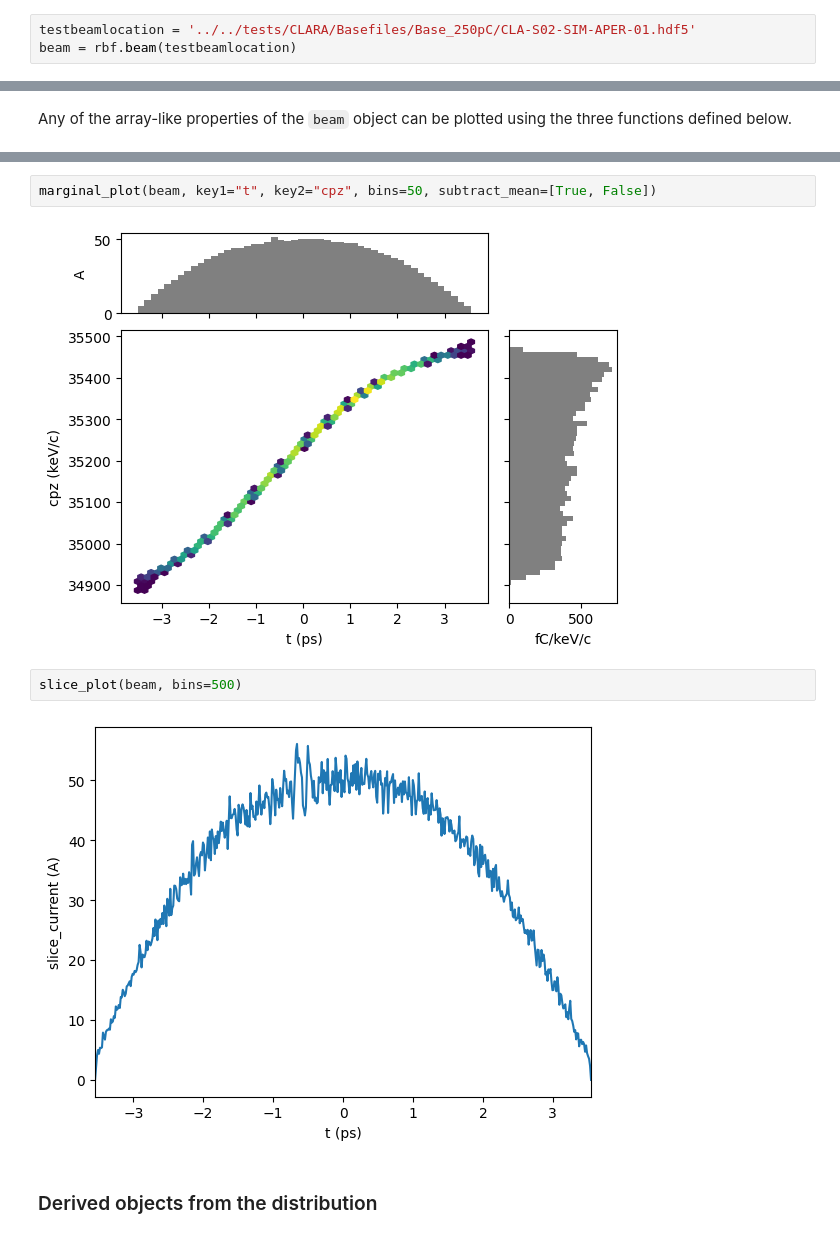
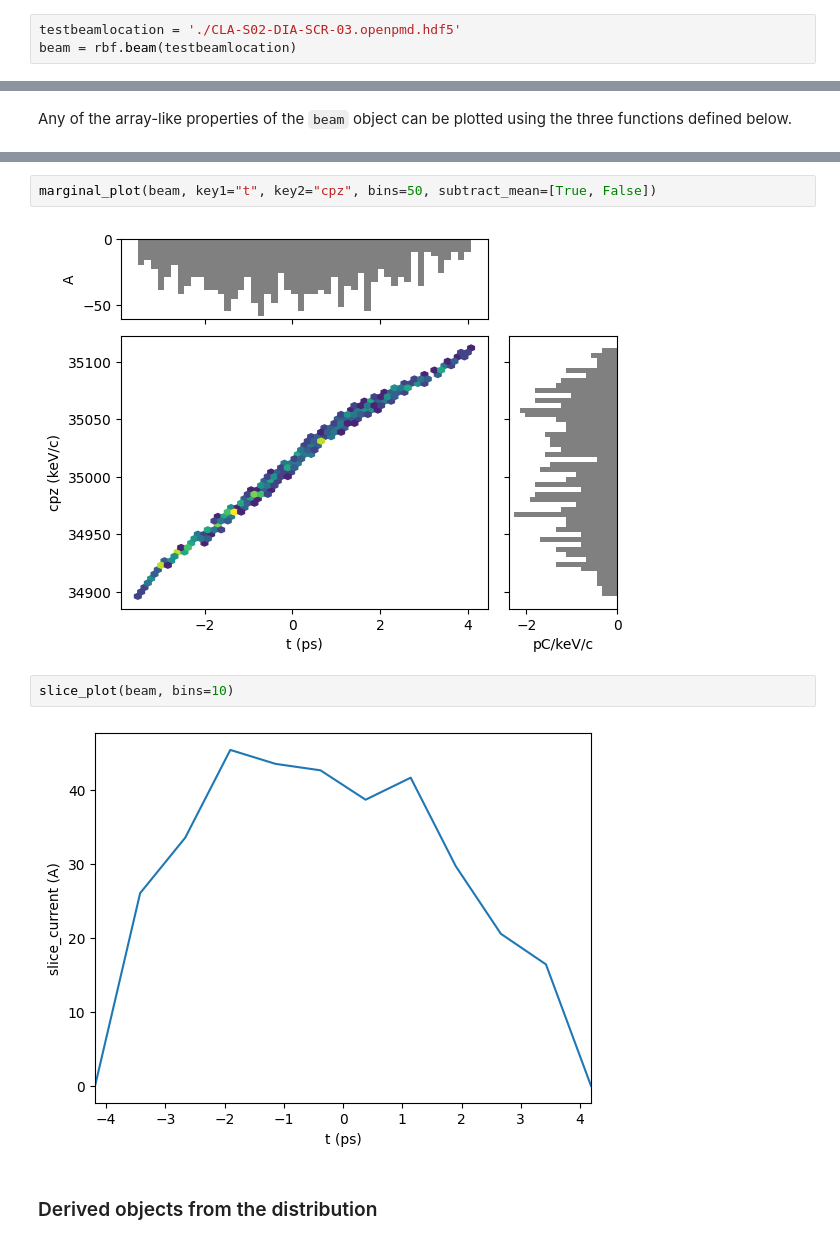
Before and after one commit to astec-stfc/simba, a Jupyter notebook: docs/source/examples/notebooks/beams_example.ipynb, the cells around one changed output, grey strips where cells are left out. Drawn from its saved outputs; the diff is of its cells as text.

```diff
--- a/docs/source/examples/notebooks/beams_example.ipynb
+++ b/docs/source/examples/notebooks/beams_example.ipynb
@@ -28,7 +28,7 @@ from SimulationFramework.Modules.Beams.plot import (
     slice_plot,
 )
 # %%
-testbeamlocation = '../../tests/CLARA/Basefiles/Base_250pC/CLA-S02-SIM-APER-01.hdf5'
+testbeamlocation = './CLA-S02-DIA-SCR-03.openpmd.hdf5'
 beam = rbf.beam(testbeamlocation)
 # %% [markdown]
 In addition to the 6D phase space distribution [`x` (m), `y` (m), `z` (m) / `t` (s), `px` (kg*m/s), `py` (kg*m/s), `pz` (kg*m/s)] , the following properties are derived:
@@ -63,11 +64,11 @@ density_plot(beam, key="x", bins=20)
 # %%
 marginal_plot(beam, key1="t", key2="cpz", bins=50, subtract_mean=[True, False])
 # %% [output]
-[figure, old version]
+[figure, new version]
 # %%
-slice_plot(beam, bins=500)
+slice_plot(beam, bins=10)
 # %% [output]
-[figure, old version]
+[figure, new version]
 # %% [markdown]
 ### Derived objects from the distribution
 # %% [markdown]
```
Also changed, not shown: parts of 15 cells of this notebook, 39 other files.
